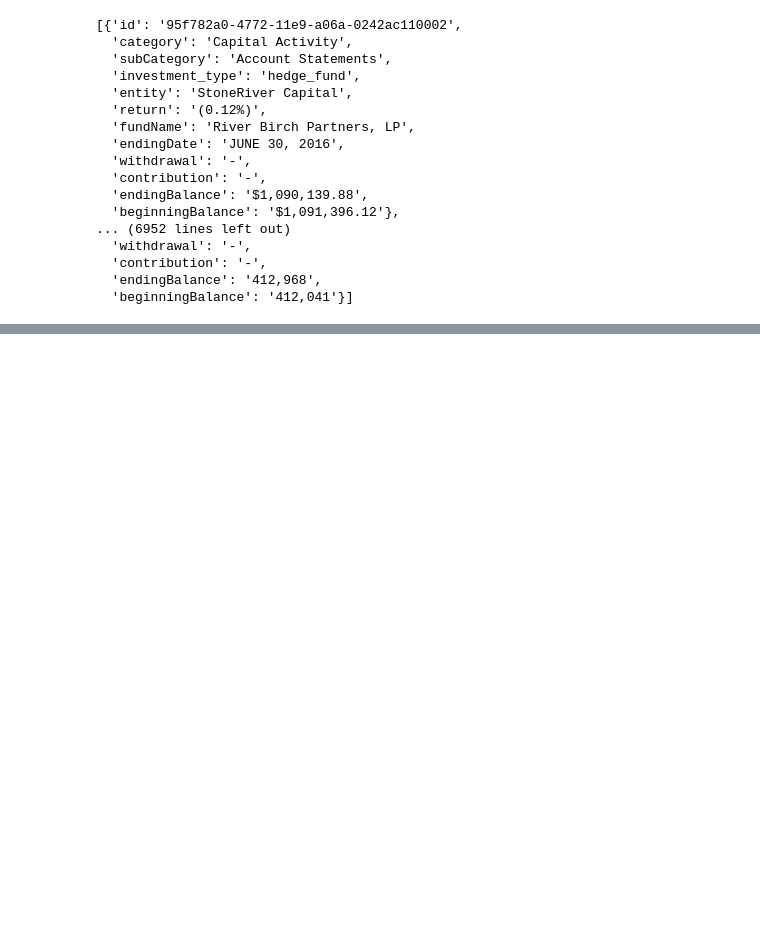
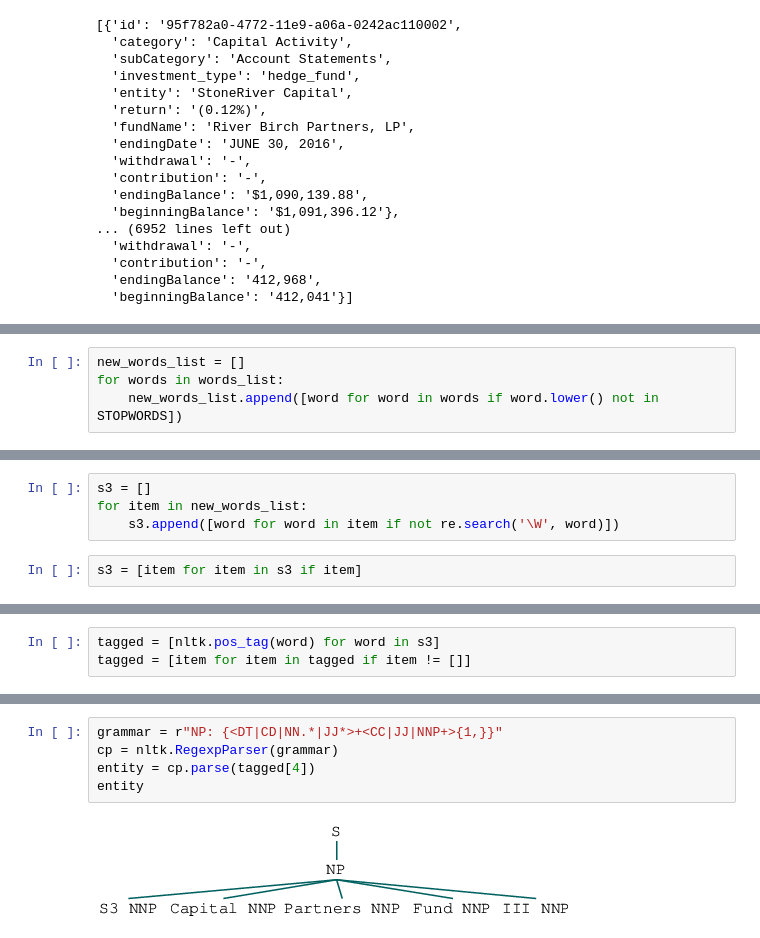
Before and after one commit to Aries0331/FinancialDataExtraction, a Jupyter notebook: Untitled.ipynb, the cells around one changed output, grey strips where cells are left out. Saved outputs shown, nothing was run; the diff lists cells and outputs as text; blank space fills up the shorter version.

```diff
--- a/Untitled.ipynb
+++ b/Untitled.ipynb
@@ -243,0 +540,4 @@ sorted(candidates)
+# %%
+new_words_list = []
+for words in words_list:
+    new_words_list.append([word for word in words if word.lower() not in STOPWORDS])
@@ -243,0 +567,6 @@ sorted(candidates)
+# %%
+s3 = []
+for item in new_words_list:
+    s3.append([word for word in item if not re.search('\W', word)])
+# %%
+s3 = [item for item in s3 if item]
@@ -243,0 +593,3 @@ sorted(candidates)
+# %%
+tagged = [nltk.pos_tag(word) for word in s3]
+tagged = [item for item in tagged if item != []]
@@ -243,0 +625,7 @@ sorted(candidates)
+# %%
+grammar = r"NP: {<DT|CD|NN.*|JJ*>+<CC|JJ|NNP+>{1,}}"
+cp = nltk.RegexpParser(grammar)
+entity = cp.parse(tagged[4])
+entity
+# %% [output]
+[figure, added]
```
Also changed, not shown: parts of 107 cells of this notebook, 3 other files.
